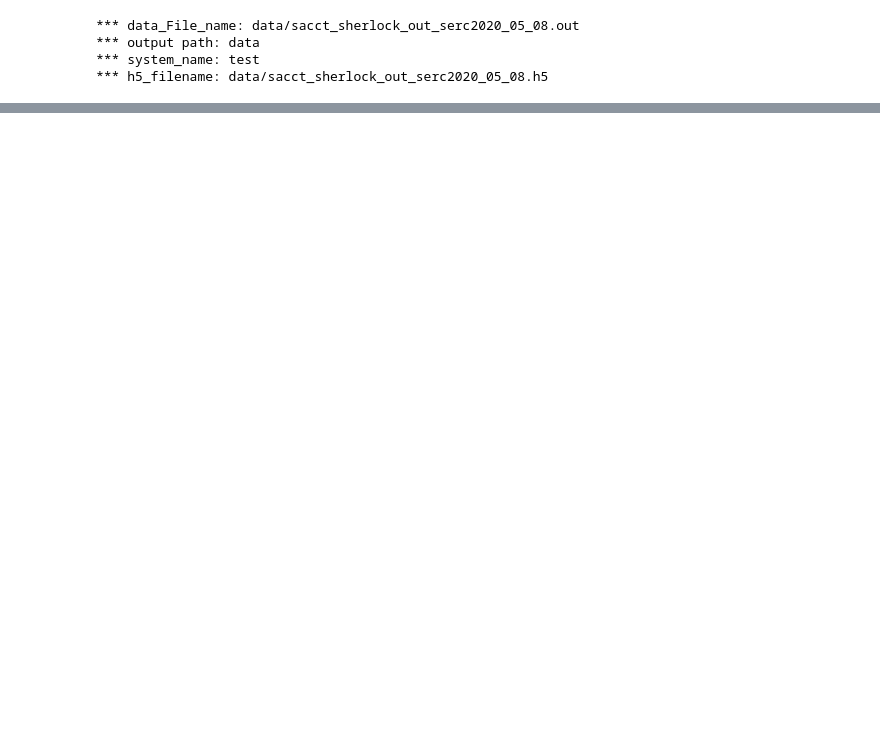
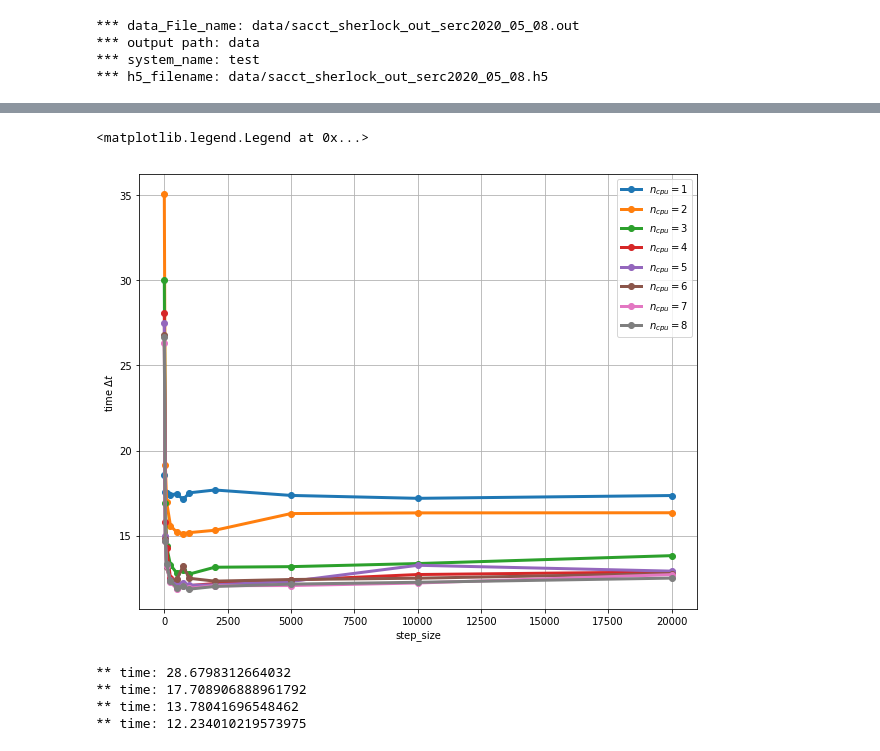
Before and after one commit to jeffersonscientific/HPC_analytics, a Jupyter notebook: parallel_dev.ipynb, the cells around one changed output, grey strips where cells are left out. Drawn from its saved outputs; the diff is of its cells as text; code cells hidden in the pictures; blank space fills up the shorter version.

```diff
--- a/parallel_dev.ipynb
+++ b/parallel_dev.ipynb
@@ -68,0 +129,36 @@ myjs_4 = hpc_lib.calc_jobs_summary(data=sacct_obj.data, verbose=0, n_cpu=4, step
+# %%
+#
+plt.figure(figsize=(10,8))
+ax1 = plt.gca()
+ax1.grid()
+ax1.set_xlabel('step_size')
+ax1.set_ylabel('time $\Delta t$')
+#
+for k, (rw, n) in enumerate(zip(dts, numpy.arange(1,9))):
+    ax1.plot(Ns, rw, ls='-', marker='o', lw=3, label='$n_{{cpu}} = {}$'.format(n))
+    #
+    #break
+#
+ax1.legend(loc=0)
+#ax1.set_ylim(10,19)
+# %% [output]
+<matplotlib.legend.Legend at 0x...>
+[figure, added]
+# %%
+# # Some more timing/scaling testing:
+# #
+# s_z=1000
+# n=1
+
+for n in range(1,5):
+    t0 = time.time()
+    # zz = hpc_lib.calc_jobs_summary(data=sacct_obj.data, verbose=0, n_cpu=4, step_size=s_z)
+
+    zz = hpc_lib.get_cpu_hours(jobs_summary=sacct_obj.jobs_summary, n_cpu=n, step_size=1000)
+
+    print('** time: {}'.format(time.time()-t0))
+# %% [output]
+** time: 28.6798312664032
+** time: 17.708906888961792
+** time: 13.78041696548462
+** time: 12.234010219573975
```
Also changed, not shown: parts of 24 cells of this notebook, 1 other file.
